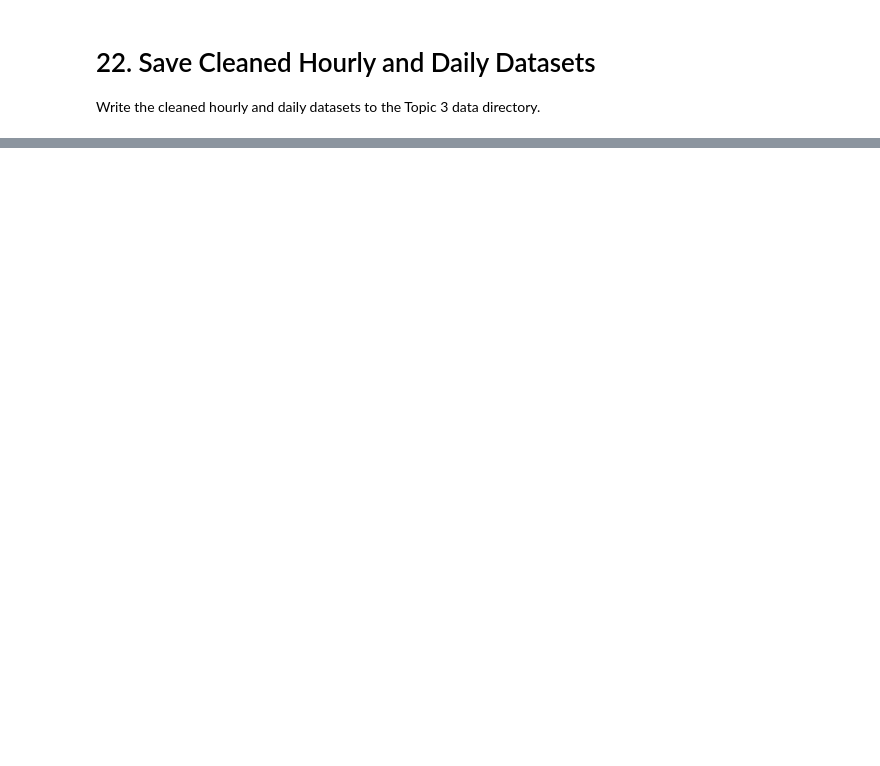
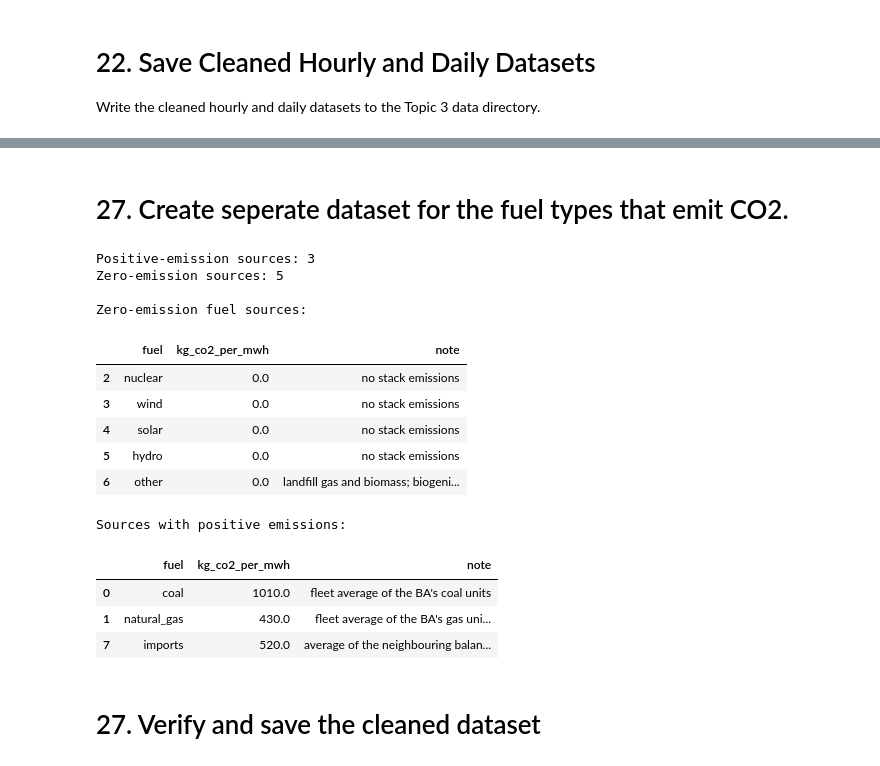
Before and after one commit to jandrew2353/Group1-491, a Jupyter notebook: Topic3_Climate_Energy_The_Green_Tech_Carbon_Spike/data/cleaning_data_full.ipynb, the cells around one changed output, grey strips where cells are left out. Drawn from its saved outputs; the diff is of its cells as text; code cells hidden in the pictures; blank space fills up the shorter version.

```diff
--- a/Topic3_Climate_Energy_The_Green_Tech_Carbon_Spike/data/cleaning_data_full.ipynb
+++ b/Topic3_Climate_Energy_The_Green_Tech_Carbon_Spike/data/cleaning_data_full.ipynb
@@ -1434,0 +1966,37 @@ print("Daily rows:", len(daily_averages))
+# %% [markdown]
+# 27. Create seperate dataset for the fuel types that emit CO2.
+# %%
+fuel_factors_emitting = fuel_factors_clean[
+    fuel_factors_clean["kg_co2_per_mwh"] > 0
+].copy()
+
+zero_emission_sources = fuel_factors_clean[
+    fuel_factors_clean["kg_co2_per_mwh"] == 0
+]
+
+print("Positive-emission sources:", len(fuel_factors_emitting))
+print("Zero-emission sources:", len(zero_emission_sources))
+
+print("\nZero-emission fuel sources:")
+display(zero_emission_sources)
+
+print("\nSources with positive emissions:")
+display(fuel_factors_emitting)
+# %% [output]
+Positive-emission sources: 3
+Zero-emission sources: 5
+
+Zero-emission fuel sources:
+|  | fuel | kg_co2_per_mwh | note |
+| 2 | nuclear | 0.0 | no stack emissions |
+| 3 | wind | 0.0 | no stack emissions |
+| 4 | solar | 0.0 | no stack emissions |
+| 5 | hydro | 0.0 | no stack emissions |
+| 6 | other | 0.0 | landfill gas and biomass; biogeni... |
+Sources with positive emissions:
+|  | fuel | kg_co2_per_mwh | note |
+| 0 | coal | 1010.0 | fleet average of the BA's coal units |
+| 1 | natural_gas | 430.0 | fleet average of the BA's gas uni... |
+| 7 | imports | 520.0 | average of the neighbouring balan... |
+# %% [markdown]
+# 27. Verify and save the cleaned dataset
```
Also changed, not shown: parts of 51 cells of this notebook, 6 other files.
